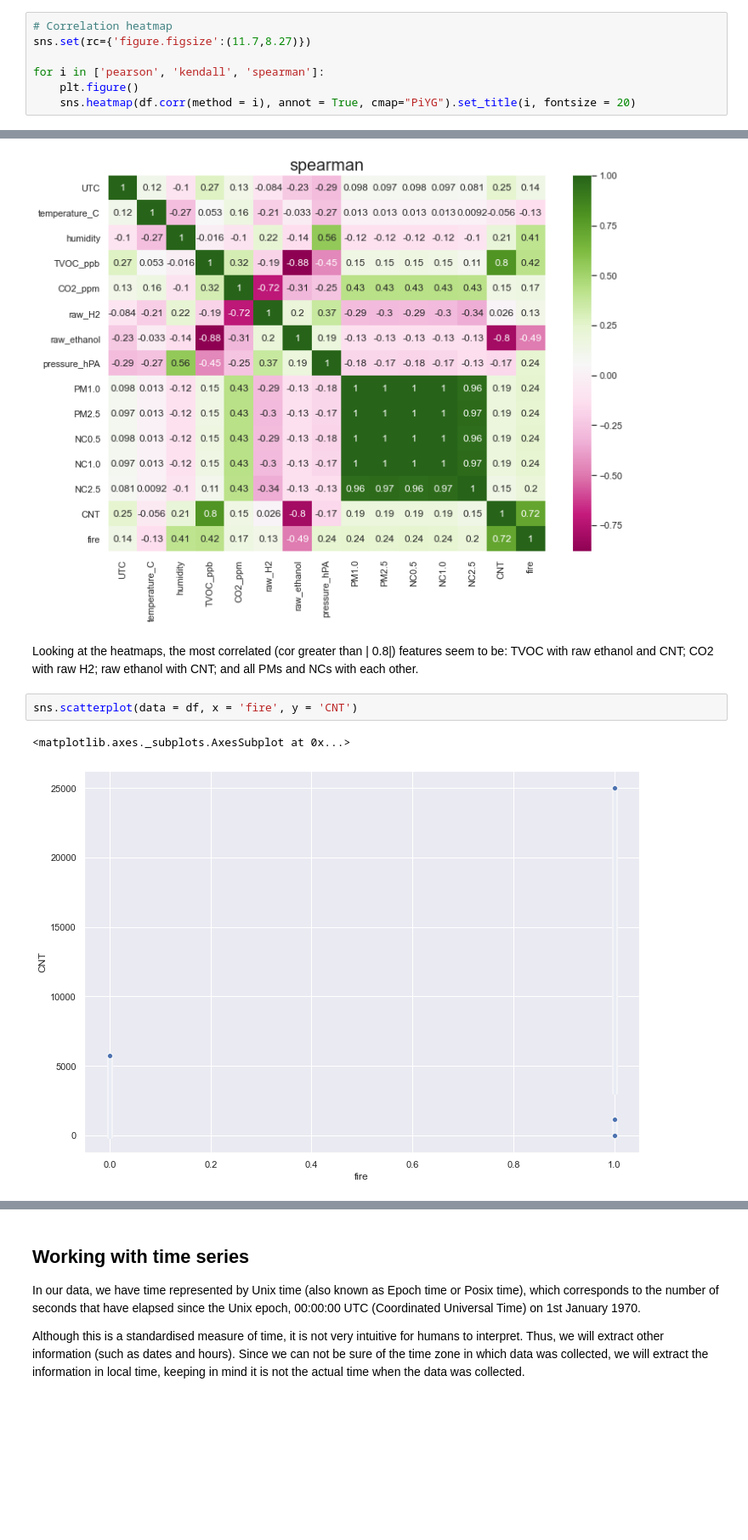
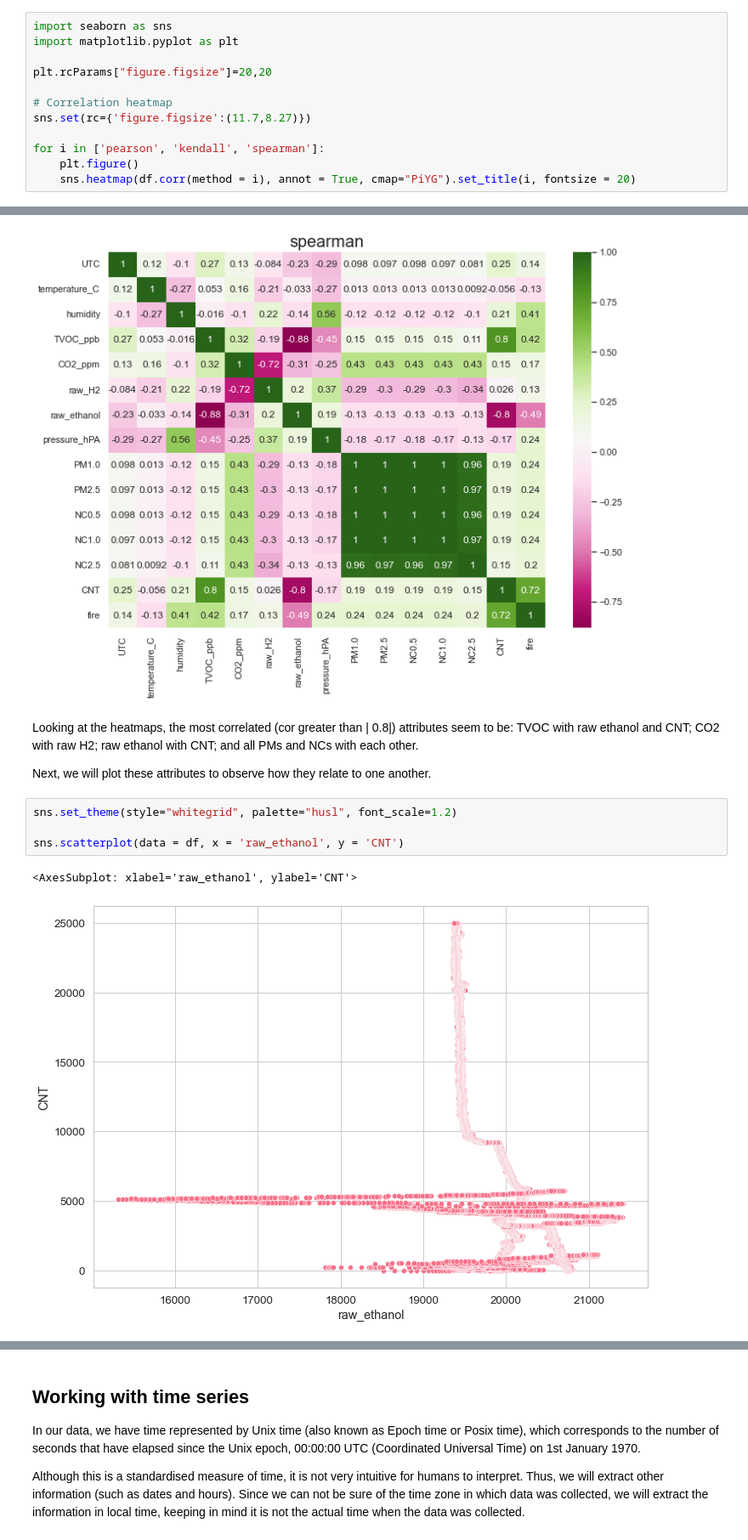
Before and after one commit to alanaselli/smoke_detection, a Jupyter notebook: main.ipynb, the cells around one changed output, grey strips where cells are left out. Shown at 85% size. Cells and saved outputs as stored; diff of their text form; blank space fills up the shorter version.

```diff
--- a/main.ipynb
+++ b/main.ipynb
@@ -188,6 +192,11 @@
 
 * Spearman: Spearman's rank corelation is a nonparametric measure of rank correlation (statistical dependence between the rankings of two variables). It is nonparametric, thus it does not rely on normality, and also works with ordinal variables. It assesses how well the relationship between two variables can be described using a monotonic function.
 # %%
+import seaborn as sns
+import matplotlib.pyplot as plt
+
+plt.rcParams["figure.figsize"]=20,20
+
 # Correlation heatmap
 sns.set(rc={'figure.figsize':(11.7,8.27)})
 
@@ -199,9 +208,13 @@ for i in ['pearson', 'kendall', 'spearman']:
 [figure]
 [figure]
 # %% [markdown]
-Looking at the heatmaps, the most correlated (cor greater than | 0.8|) features seem to be: TVOC with raw ethanol and CNT; CO2 with raw H2; raw ethanol with CNT; and all PMs and NCs with each other.
+Looking at the heatmaps, the most correlated (cor greater than | 0.8|) attributes seem to be: TVOC with raw ethanol and CNT; CO2 with raw H2; raw ethanol with CNT; and all PMs and NCs with each other.
+
+Next, we will plot these attributes to observe how they relate to one another.
 # %%
-sns.scatterplot(data = df, x = 'fire', y = 'CNT')
+sns.set_theme(style="whitegrid", palette="husl", font_scale=1.2)
+
+sns.scatterplot(data = df, x = 'raw_ethanol', y = 'CNT')
 # %% [output]
-<matplotlib.axes._subplots.AxesSubplot at 0x...>
+<AxesSubplot: xlabel='raw_ethanol', ylabel='CNT'>
-[figure, old version]
+[figure, new version]
```
Also changed, not shown: parts of 44 cells of this notebook.
